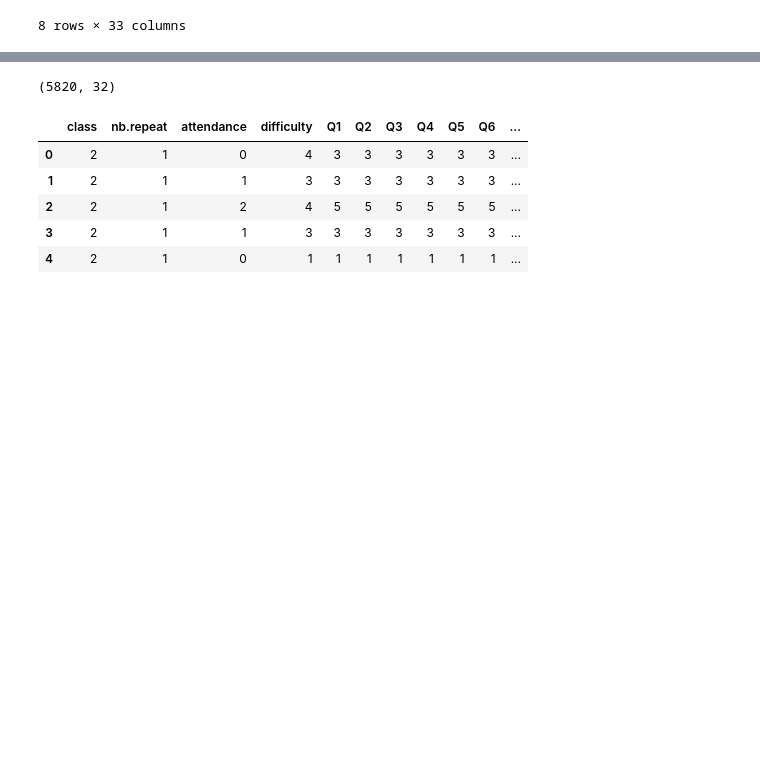
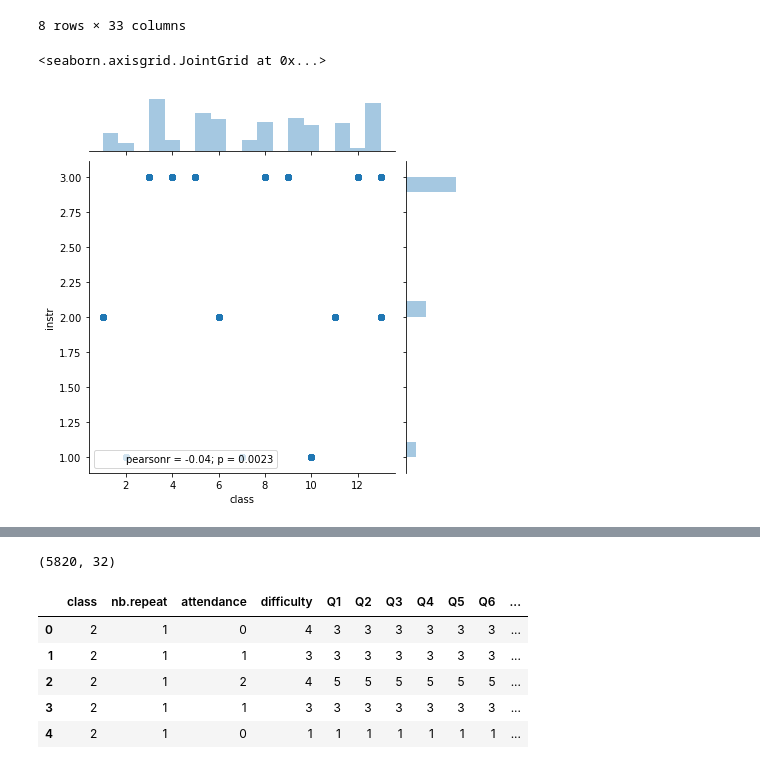
Before and after one commit to Stuthi/studentResponseClustering, a Jupyter notebook: Clustering.ipynb, the cells around one changed output, grey strips where cells are left out. Cells and saved outputs as stored; diff of their text form; code cells hidden in the pictures; blank space fills up the shorter version.

Commit message:
Added some visualizations

```diff
--- a/Clustering.ipynb
+++ b/Clustering.ipynb
@@ -30,0 +35,5 @@ df.describe()
+# %%
+sns.jointplot('class','instr',data = df)
+# %% [output]
+<seaborn.axisgrid.JointGrid at 0x...>
+[figure, added]
```
Also changed, not shown: parts of 6 cells of this notebook.
